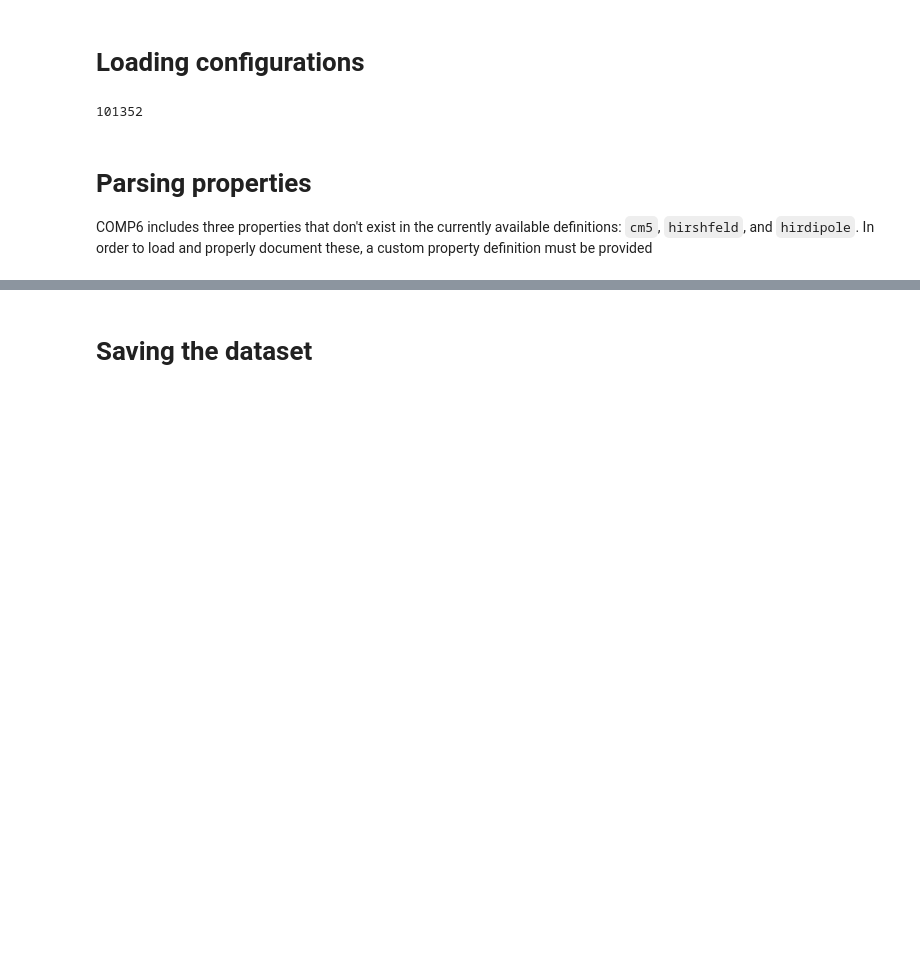
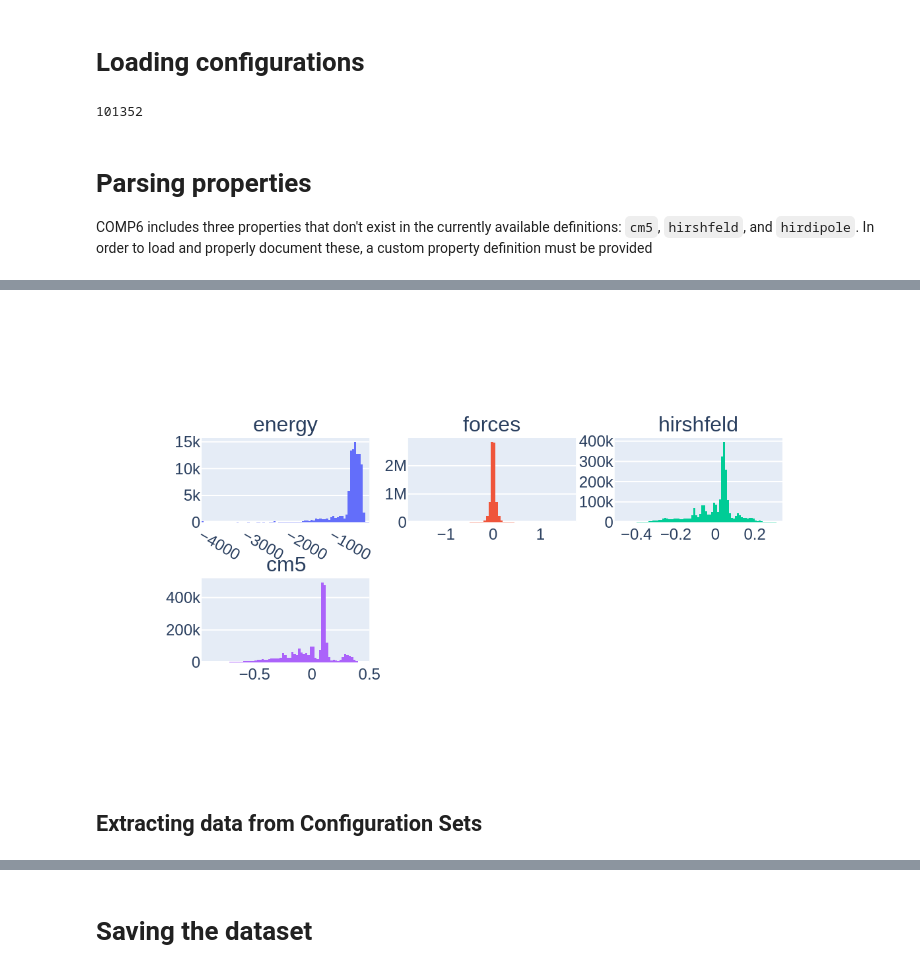
Before and after one commit to colabfit/colabfit-tools, a Jupyter notebook: colabfit/examples/comp6.ipynb, the cells around one changed output, grey strips where cells are left out. Saved outputs shown, nothing was run; the diff lists cells and outputs as text; code cells hidden in the pictures; blank space fills up the shorter version.

```diff
--- a/colabfit/examples/comp6.ipynb
+++ b/colabfit/examples/comp6.ipynb
@@ -127,0 +228,13 @@ dataset.resync()
+# %%
+clean = dataset.filter(
+    'data',
+    lambda p: p['energy']['source-value'] > -4000,
+    verbose=True
+)
+# %%
+fig = clean.plot_histograms(['energy', 'forces', 'hirshfeld', 'cm5'])
+Image(fig.to_image(format="png", width=600, height=350, scale=2))
+# %% [output]
+[figure, added]
+# %% [markdown]
+## Extracting data from Configuration Sets
```
Also changed, not shown: parts of 30 cells of this notebook, 2 other files.
